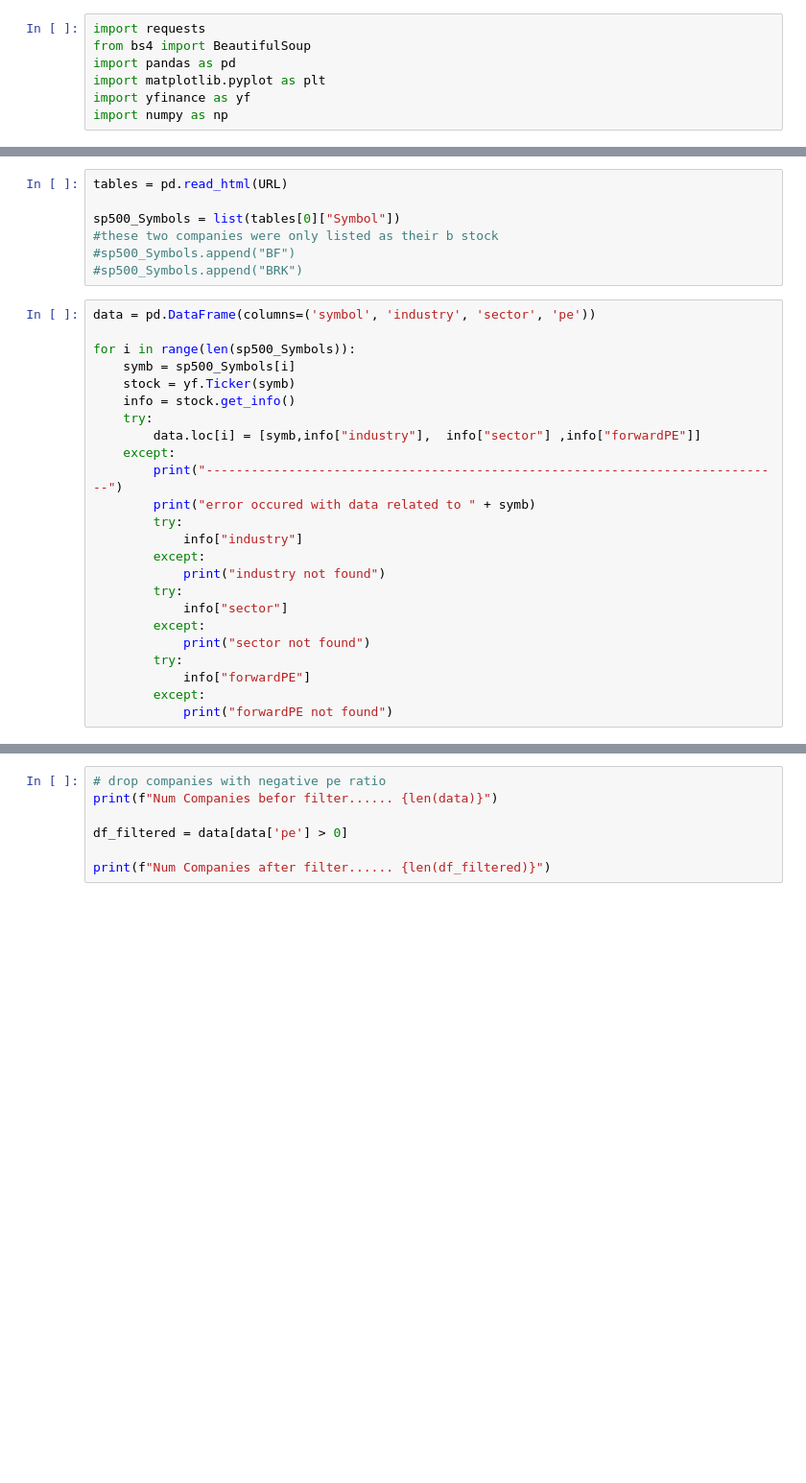
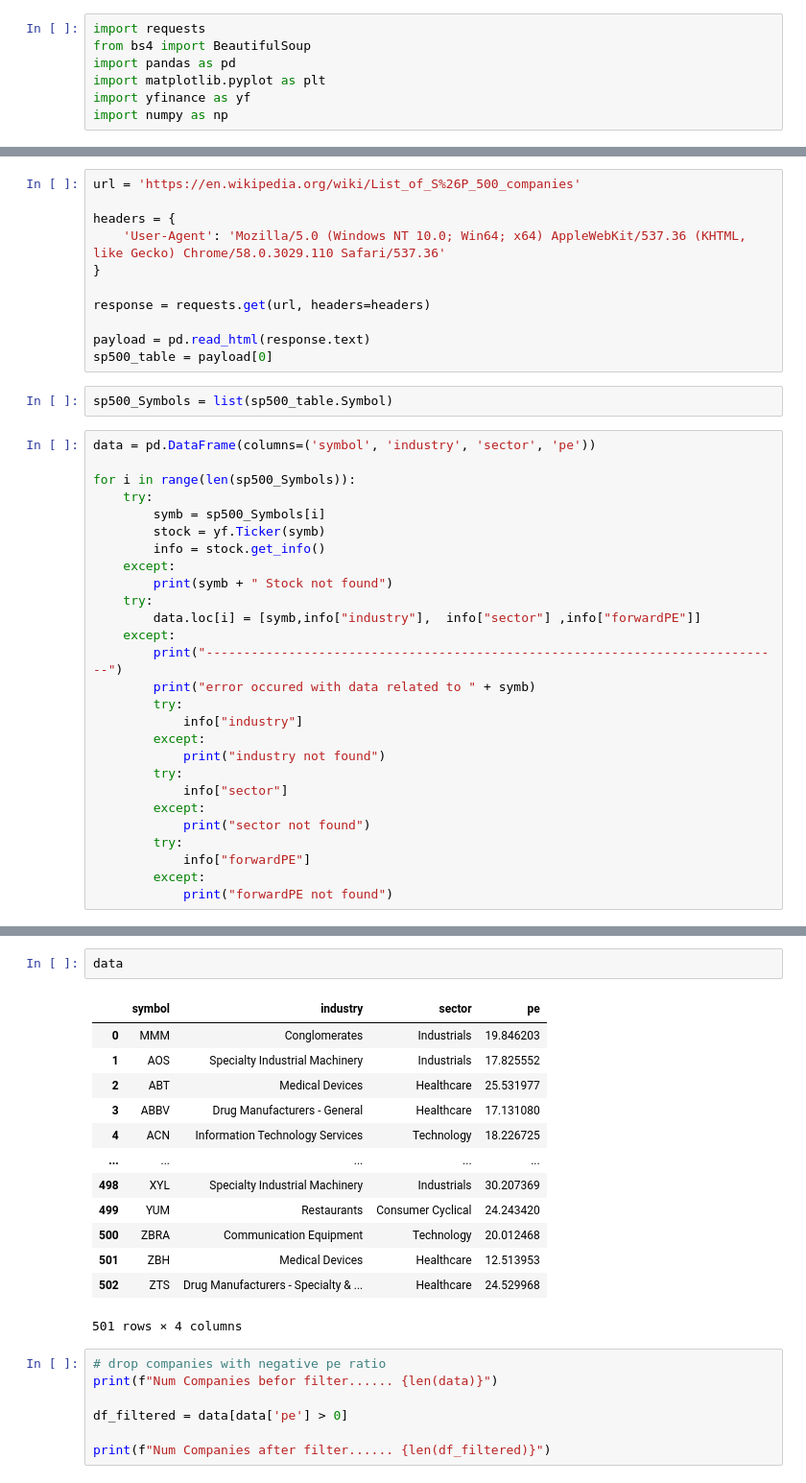
Before and after one commit to SeanDisaro/QuantCodingProjects, a Jupyter notebook: pe_500s&p_by_sector_industry.ipynb, the cells around one changed output, grey strips where cells are left out. Shown at 96% size. Saved outputs shown, nothing was run; the diff lists cells and outputs as text; blank space fills up the shorter version.

```diff
--- a/pe_500s&p_by_sector_industry.ipynb
+++ b/pe_500s&p_by_sector_industry.ipynb
@@ -14,17 +12,26 @@ URL = "https://en.wikipedia.org/wiki/List_of_S%26P_500_companies"
+# %%
+url = 'https://en.wikipedia.org/wiki/List_of_S%26P_500_companies'
+
+headers = {
+    'User-Agent': 'Mozilla/5.0 (Windows NT 10.0; Win64; x64) AppleWebKit/537.36 (KHTML, like Gecko) Chrome/58.0.3029.110 Safari/537.36'
+}
+
+response = requests.get(url, headers=headers)
+
+payload = pd.read_html(response.text)
+sp500_table = payload[0]
 # %%
-tables = pd.read_html(URL)
-
-sp500_Symbols = list(tables[0]["Symbol"])
-#these two companies were only listed as their b stock
-#sp500_Symbols.append("BF")
-#sp500_Symbols.append("BRK")
+sp500_Symbols = list(sp500_table.Symbol)
 # %%
 data = pd.DataFrame(columns=('symbol', 'industry', 'sector', 'pe'))
 
 for i in range(len(sp500_Symbols)):
-    symb = sp500_Symbols[i]
-    stock = yf.Ticker(symb)
-    info = stock.get_info()
+    try:
+        symb = sp500_Symbols[i]
+        stock = yf.Ticker(symb)
+        info = stock.get_info()
+    except:
+        print(symb + " Stock not found")
     try:
         data.loc[i] = [symb,info["industry"],  info["sector"] ,info["forwardPE"]]
     except:
@@ -66,3 +66,19 @@ forwardPE not found
+# %%
+data
+# %% [output]
+|  | symbol | industry | sector | pe |
+| 0 | MMM | Conglomerates | Industrials | 19.846203 |
+| 1 | AOS | Specialty Industrial Machinery | Industrials | 17.825552 |
+| 2 | ABT | Medical Devices | Healthcare | 25.531977 |
+| 3 | ABBV | Drug Manufacturers - General | Healthcare | 17.131080 |
+| 4 | ACN | Information Technology Services | Technology | 18.226725 |
+| ... | ... | ... | ... | ... |
+| 498 | XYL | Specialty Industrial Machinery | Industrials | 30.207369 |
+| 499 | YUM | Restaurants | Consumer Cyclical | 24.243420 |
+| 500 | ZBRA | Communication Equipment | Technology | 20.012468 |
+| 501 | ZBH | Medical Devices | Healthcare | 12.513953 |
+| 502 | ZTS | Drug Manufacturers - Specialty & ... | Healthcare | 24.529968 |
+501 rows × 4 columns
 # %%
 # drop companies with negative pe ratio
 print(f"Num Companies befor filter...... {len(data)}")
```
Also changed, not shown: parts of 2 cells of this notebook, 2 other files.
